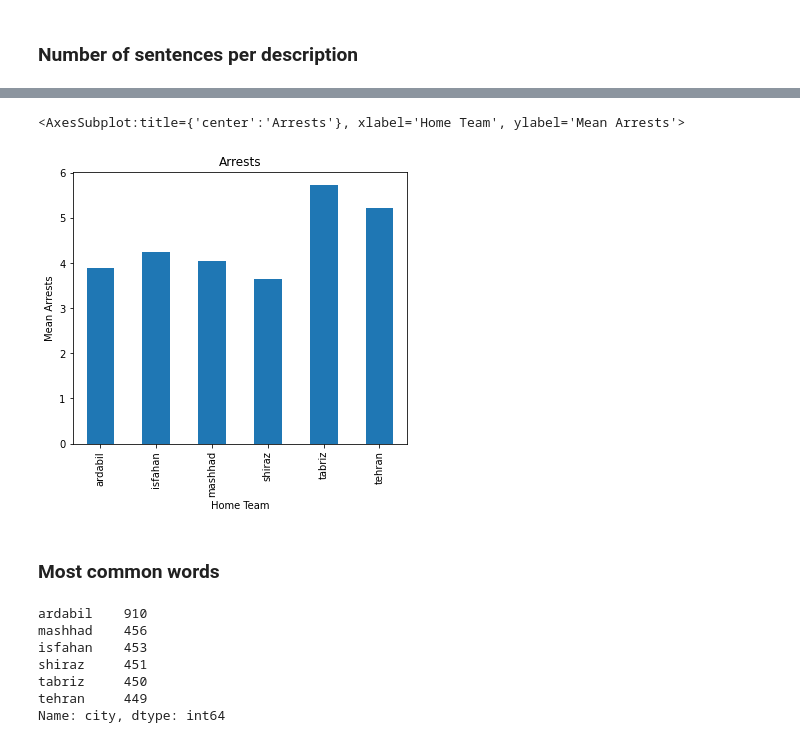
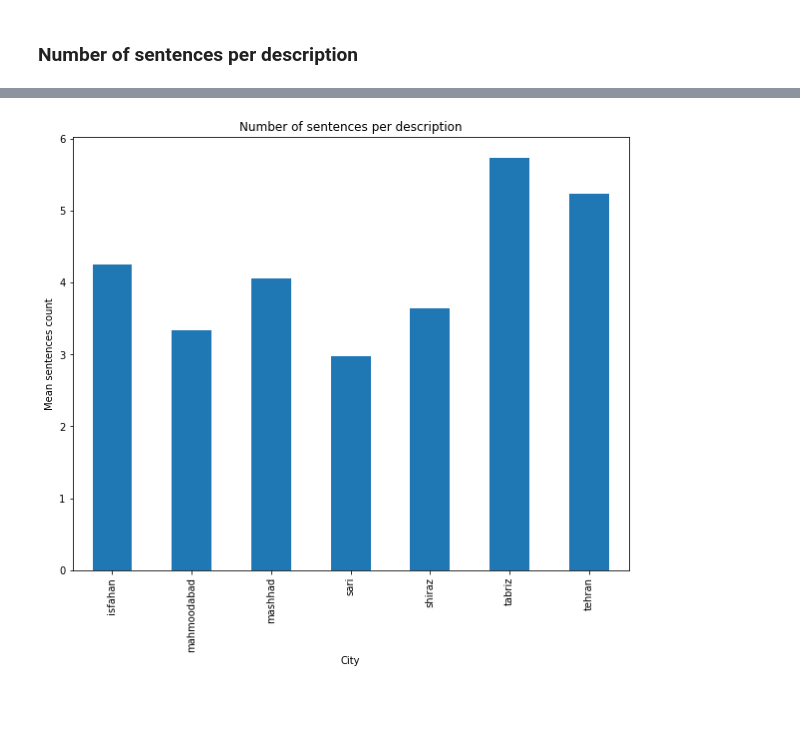
Before and after one commit to arman-aminian/divar-text-exploring, a Jupyter notebook: data exploration.ipynb, the cells around one changed output, grey strips where cells are left out. Cells and saved outputs as stored; diff of their text form; code cells hidden in the pictures; blank space fills up the shorter version.

```diff
--- a/data exploration.ipynb
+++ b/data exploration.ipynb
@@ -245,3 +355,7 @@ class RemoveStopwordsTransformer(BaseEstimator, TransformerMixin):
 
         X[self.column_name] = cleaned
         return X
+# %%
+sw_transformer = RemoveStopwordsTransformer(column_name='Description')
+# %%
+posts = sw_transformer.fit_transform(posts)
@@ -247,0 +366,4 @@ class RemoveStopwordsTransformer(BaseEstimator, TransformerMixin):
+# %%
+for desc in random.sample(list(posts.Description.values), 5):
+    print(desc)
+    print('\n' + '#'*100 + '\n')
@@ -250,3 +404,5 @@ class RemoveStopwordsTransformer(BaseEstimator, TransformerMixin):
+# %%
+posts = get_concatenated_data()
 # %%
 normalizer = Normalizer()
 posts.Description = [normalizer.normalize(desc) for desc in tqdm.tqdm(posts.Description)]
@@ -290,8 +482,8 @@ n_sentences_per_city = posts.groupby(['city'])['n_sentences'].mean()
 # %%
-n_sentences_per_city.plot(kind='bar', title='Arrests', ylabel='Mean Arrests',
-                          xlabel='Home Team', figsize=(6, 5))
+_ = n_sentences_per_city.plot(kind='bar',
+                              title='Number of sentences per description',
+                              ylabel='Mean sentences count',
+                              xlabel='City',
+                              figsize=(10, 8))
 # %% [output]
-<AxesSubplot:title={'center':'Arrests'}, xlabel='Home Team', ylabel='Mean Arrests'>
-[figure, old version]
+[figure, new version]
-# %% [markdown]
-### Most common words
@@ -307,10 +489,0 @@ posts = preprocess_pipeline.fit_transform(posts)
-# %%
-posts.city.value_counts()
-# %% [output]
-ardabil    910
-mashhad    456
-isfahan    453
-shiraz     451
-tabriz     450
-tehran     449
-Name: city, dtype: int64
```
Also changed, not shown: parts of 90 cells of this notebook, 1 other file.
